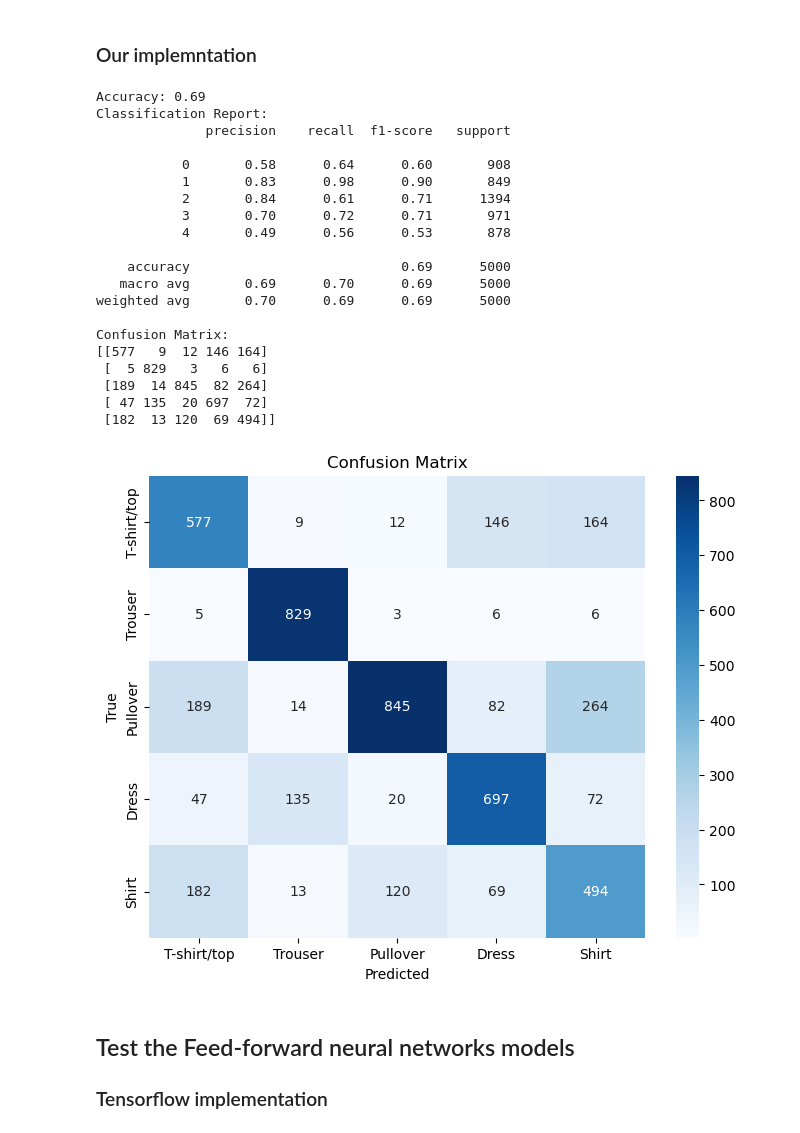
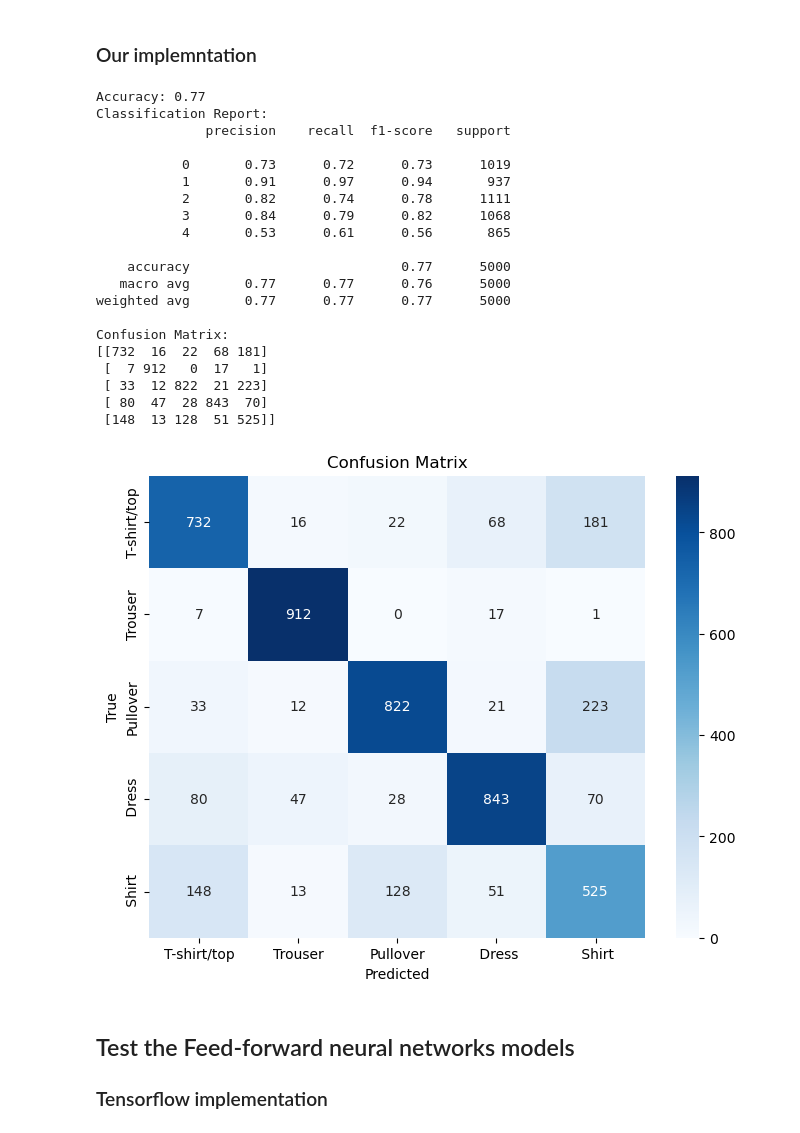
Before and after one commit to kfkfkflmej/ML2024Midi, a Jupyter notebook: Project Notebook.ipynb, the cells around one changed output. Saved outputs shown, nothing was run; the diff lists cells and outputs as text; code cells hidden in the pictures.

Commit message:
trees work and data analysis report

```diff
--- a/Project Notebook.ipynb
+++ b/Project Notebook.ipynb
@@ -153,7 +154,10 @@ We chose to use 100 components. The reason behind this is that we want to have a
 # %%
 #We save our PCA for external analysis and
  # Transforms data to 50 components
+X_scaled_train = scaler.fit_transform(train_data_X)
 pca_100dim = PCA(n_components=100)
-X_reduced_100=pca_100dim.fit_transform(train_data_X)
+X_reduced_100=pca_100dim.fit_transform(X_scaled_train)
 # Step 2: Pickle the fitted PCA model
-test_X_reduced_100=pca_100dim.transform(test_data_X)
+X_scaled_test = scaler.fit_transform(test_data_X)
+test_X_reduced_100=pca_100dim.transform(X_scaled_test)
+#print(test_X_reduced_100.shape)
@@ -1249,50 +1238,50 @@ Confusion Matrix:
 # %% [markdown]
 ### Our implemntation
 # %%
-dt_from_scratch.fit(train_data_X,train_data_y)
-predicted_y=dt_from_scratch.predict(test_data_X)
+dt_from_scratch.fit(X_reduced_100,train_data_y)
+predicted_y=dt_from_scratch.predict(test_X_reduced_100)
 
 accuracy = accuracy_score(predicted_y, test_data_y)
 print(f"Accuracy: {accuracy:.2f}")
 
 # Classification report
 print("Classification Report:")
 print(classification_report(predicted_y, test_data_y))
 
 # Confusion matrix
 conf_matrix2 = confusion_matrix(predicted_y, test_data_y)
 print("Confusion Matrix:")
 print(conf_matrix2)
 
 # Plot confusion matrix
 plt.figure(figsize=(8, 6))
 sns.heatmap(conf_matrix2, annot=True, fmt='d', cmap='Blues', xticklabels=categories, yticklabels=categories)
 plt.xlabel('Predicted')
 plt.ylabel('True')
 plt.title('Confusion Matrix')
 plt.show()
 # %% [output]
-Accuracy: 0.69
+Accuracy: 0.77
 Classification Report:
               precision    recall  f1-score   support
 
-           0       0.58      0.64      0.60       908
-           1       0.83      0.98      0.90       849
-           2       0.84      0.61      0.71      1394
-           3       0.70      0.72      0.71       971
-           4       0.49      0.56      0.53       878
+           0       0.73      0.72      0.73      1019
+           1       0.91      0.97      0.94       937
+           2       0.82      0.74      0.78      1111
+           3       0.84      0.79      0.82      1068
+           4       0.53      0.61      0.56       865
 
-    accuracy                           0.69      5000
-   macro avg       0.69      0.70      0.69      5000
-weighted avg       0.70      0.69      0.69      5000
+    accuracy                           0.77      5000
+   macro avg       0.77      0.77      0.76      5000
+weighted avg       0.77      0.77      0.77      5000
 
 Confusion Matrix:
-[[577   9  12 146 164]
- [  5 829   3   6   6]
- [189  14 845  82 264]
- [ 47 135  20 697  72]
- [182  13 120  69 494]]
+[[732  16  22  68 181]
+ [  7 912   0  17   1]
+ [ 33  12 822  21 223]
+ [ 80  47  28 843  70]
+ [148  13 128  51 525]]
-[figure, old version]
+[figure, new version]
 # %% [markdown]
 ## Test the Feed-forward neural networks models
 ### Tensorflow implementation
```
Also changed, not shown: parts of 6 cells of this notebook, 1 other file.
